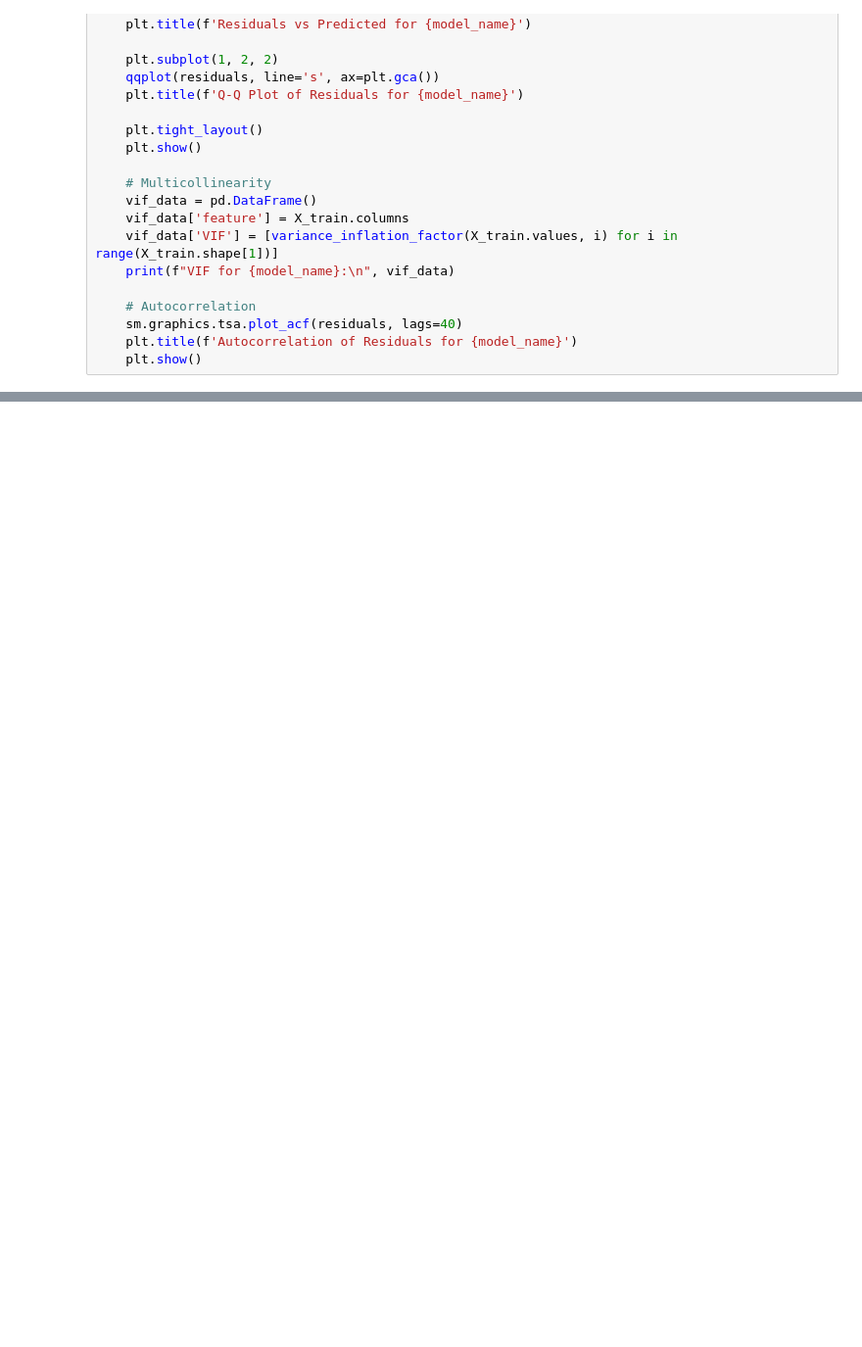
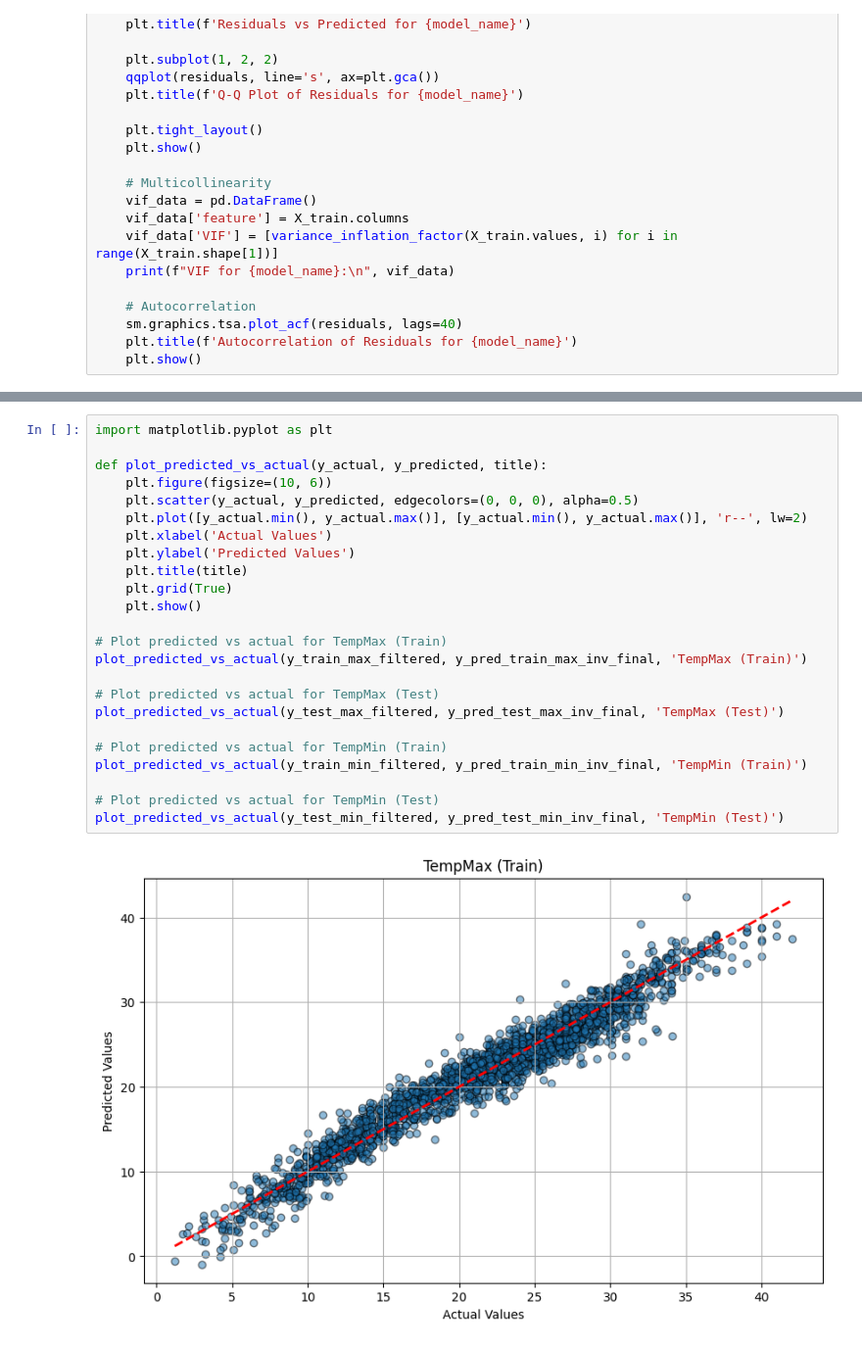
Before and after one commit to Laizra/Weather_prediction, a Jupyter notebook: right.ipynb, the cells around one changed output, grey strips where cells are left out. Shown at 98% size. Drawn from its saved outputs; the diff is of its cells as text; blank space fills up the shorter version.

```diff
--- a/right.ipynb
+++ b/right.ipynb
@@ -624,3 +803,29 @@ plt.show()
 - Rename variables and clean/simplify notebook
 - Documentation and Reporting
 - Plot predicted vs actual value
+# %%
+import matplotlib.pyplot as plt
+
+def plot_predicted_vs_actual(y_actual, y_predicted, title):
+    plt.figure(figsize=(10, 6))
+    plt.scatter(y_actual, y_predicted, edgecolors=(0, 0, 0), alpha=0.5)
+    plt.plot([y_actual.min(), y_actual.max()], [y_actual.min(), y_actual.max()], 'r--', lw=2)
+    plt.xlabel('Actual Values')
+    plt.ylabel('Predicted Values')
+    plt.title(title)
+    plt.grid(True)
+    plt.show()
+
+# Plot predicted vs actual for TempMax (Train)
+plot_predicted_vs_actual(y_train_max_filtered, y_pred_train_max_inv_final, 'TempMax (Train)')
+
+# Plot predicted vs actual for TempMax (Test)
+plot_predicted_vs_actual(y_test_max_filtered, y_pred_test_max_inv_final, 'TempMax (Test)')
+
+# Plot predicted vs actual for TempMin (Train)
+plot_predicted_vs_actual(y_train_min_filtered, y_pred_train_min_inv_final, 'TempMin (Train)')
+
+# Plot predicted vs actual for TempMin (Test)
+plot_predicted_vs_actual(y_test_min_filtered, y_pred_test_min_inv_final, 'TempMin (Test)')
+# %% [output]
+[figure, added]
```
Also changed, not shown: parts of 21 cells of this notebook.
